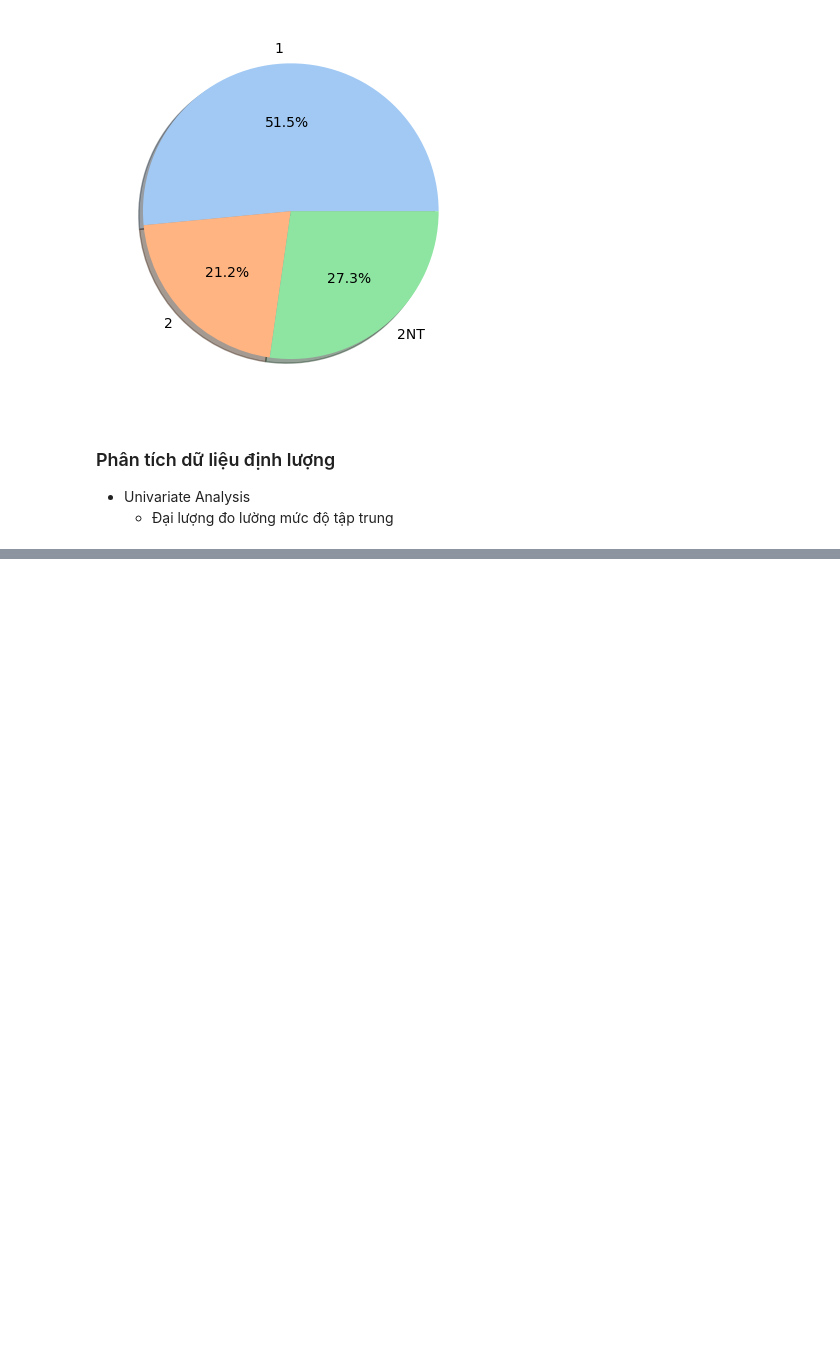
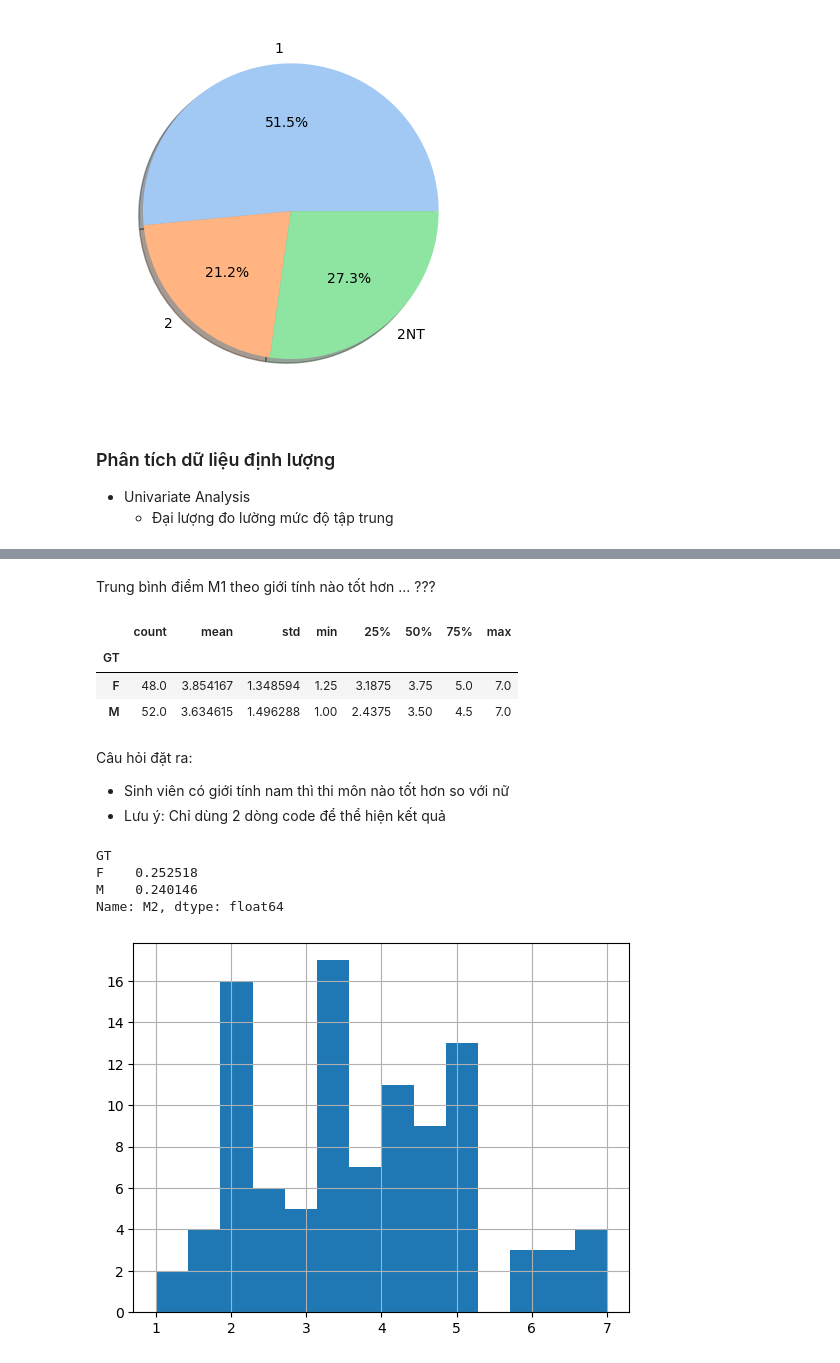
Before and after one commit to MrTroll28/LT-PTDL1, a Jupyter notebook: NoteBook/Slot02.ipynb, the cells around one changed output, grey strips where cells are left out. Drawn from its saved outputs; the diff is of its cells as text; code cells hidden in the pictures; blank space fills up the shorter version.

```diff
--- a/NoteBook/Slot02.ipynb
+++ b/NoteBook/Slot02.ipynb
@@ -251,0 +278,25 @@ plt.show()
+# %% [markdown]
+Trung bình điểm M1 theo giới tính nào tốt hơn ... ???
+# %%
+df.groupby('GT')['M1'].describe()
+# %% [output]
+|  | count | mean | std | min | 25% | 50% | 75% | max |
+| GT |  |  |  |  |  |  |  |  |
+| F | 48.0 | 3.854167 | 1.348594 | 1.25 | 3.1875 | 3.75 | 5.0 | 7.0 |
+| M | 52.0 | 3.634615 | 1.496288 | 1.00 | 2.4375 | 3.50 | 4.5 | 7.0 |
+# %% [markdown]
+Câu hỏi đặt ra:
+- Sinh viên có giới tính nam thì thi môn nào tốt hơn so với nữ
+- Lưu ý: Chỉ dùng 2 dòng code để thể hiện kết quả
+# %%
+df.groupby('GT')['M2'].std()/df.groupby('GT')['M2'].mean()
+# %% [output]
+GT
+F    0.252518
+M    0.240146
+Name: M2, dtype: float64
+# %%
+df['M1'].hist(bins=14)
+plt.show()
+# %% [output]
+[figure, added]
```
Also changed, not shown: parts of 7 cells of this notebook.
